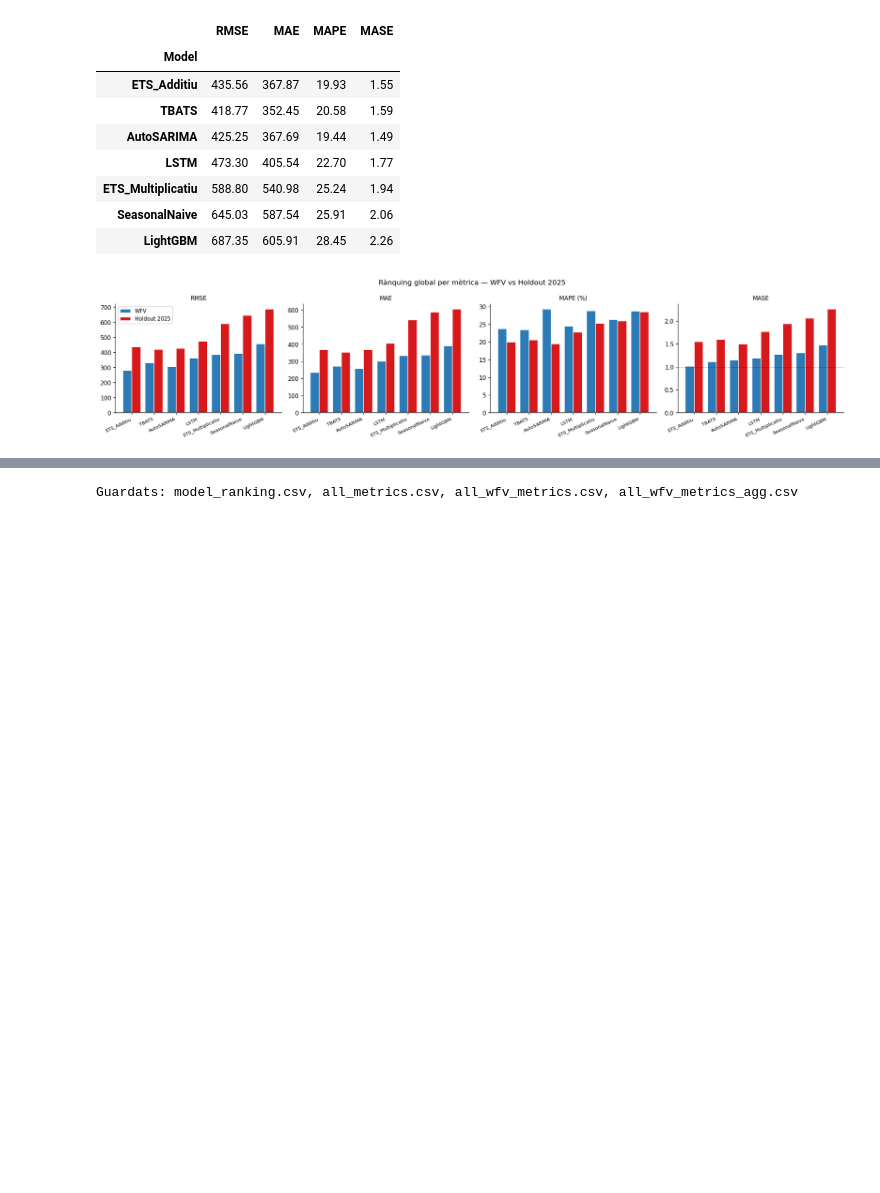
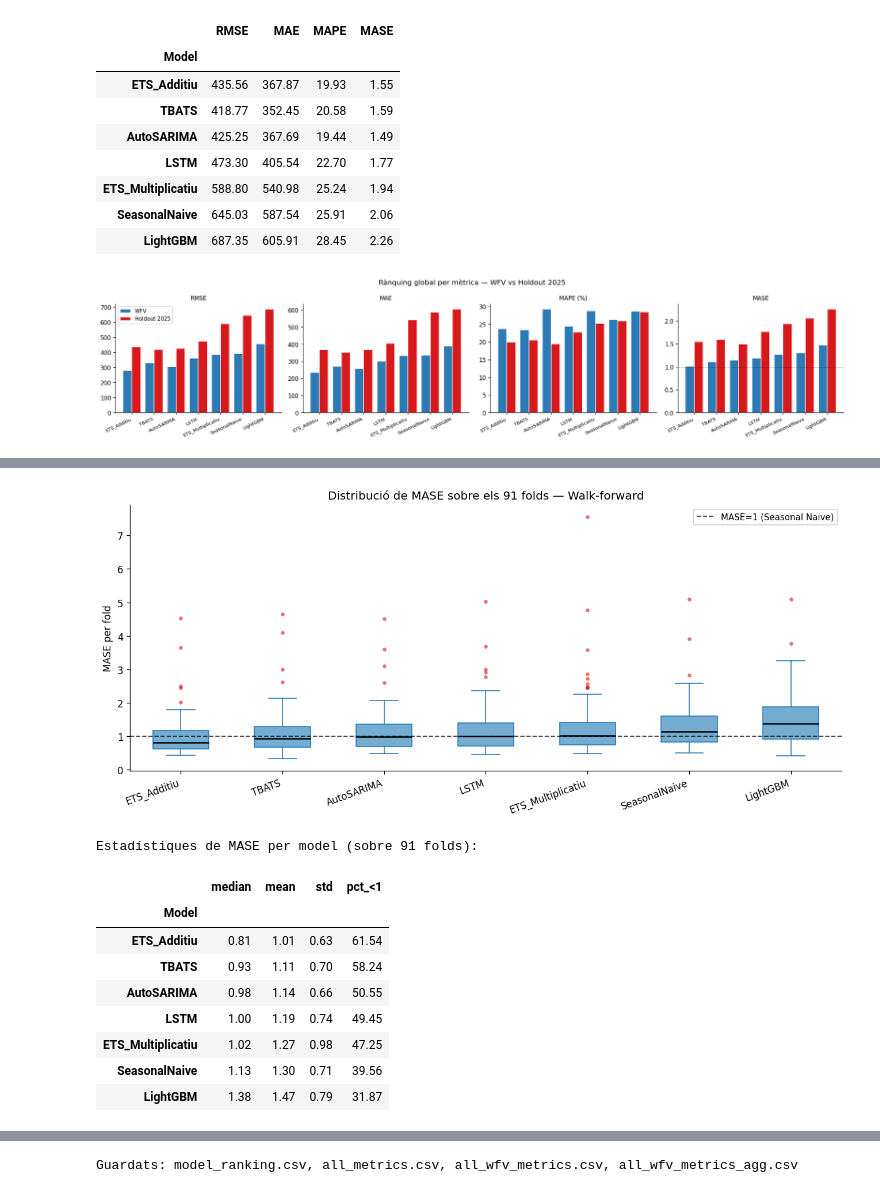
Before and after one commit to C0SBEL/projecte-forecasting, a Jupyter notebook: notebooks/evaluation.ipynb, the cells around one changed output, grey strips where cells are left out. Cells and saved outputs as stored; diff of their text form; code cells hidden in the pictures; blank space fills up the shorter version.

```diff
--- a/notebooks/evaluation.ipynb
+++ b/notebooks/evaluation.ipynb
@@ -475 +515,45 @@ per_tech_tables_and_bars(wfv_metrics_agg, 'wfv', '20', 'Walk-forward (mitjana fo
+# %%
+order_box = wfv_metrics.groupby('Model')['MASE'].median().sort_values().index.tolist()
+positions = np.arange(len(order_box))
+
+fig, ax = plt.subplots(figsize=(11, 5))
+data = [wfv_metrics[wfv_metrics['Model'] == m]['MASE'].values for m in order_box]
+bp = ax.boxplot(data, positions=positions, widths=0.55, patch_artist=True,
+                medianprops=dict(color='black', lw=1.5),
+                boxprops=dict(facecolor='#74add1', edgecolor='#2c7bb6'),
+                whiskerprops=dict(color='#2c7bb6'),
+                capprops=dict(color='#2c7bb6'),
+                flierprops=dict(marker='o', markersize=4, markerfacecolor='#d7191c',
+                                markeredgecolor='none', alpha=0.6))
+ax.axhline(1.0, color='black', ls='--', lw=1.2, alpha=0.7, label='MASE=1 (Seasonal Naive)')
+ax.set_xticks(positions)
+ax.set_xticklabels(order_box, rotation=20, ha='right')
+ax.set_ylabel('MASE per fold')
+ax.set_title('Distribució de MASE sobre els 91 folds — Walk-forward', fontsize=12)
+ax.legend(fontsize=9, framealpha=0.9)
+ax.spines['top'].set_visible(False)
+ax.spines['right'].set_visible(False)
+plt.tight_layout()
+plt.savefig(FIGURES_DIR / 'fig_20_wfv_boxplot.png', bbox_inches='tight')
+plt.show()
+
+# Estadístiques de dispersió
+disp = (wfv_metrics.groupby('Model')['MASE']
+        .agg(['median', 'mean', 'std',
+              ('pct_<1', lambda x: (x < 1.0).mean() * 100)])
+        .round(2).sort_values('median'))
+print('Estadístiques de MASE per model (sobre 91 folds):')
+display(disp)
+# %% [output]
+[figure, added]
+Estadístiques de MASE per model (sobre 91 folds):
+|  | median | mean | std | pct_<1 |
+| Model |  |  |  |  |
+| ETS_Additiu | 0.81 | 1.01 | 0.63 | 61.54 |
+| TBATS | 0.93 | 1.11 | 0.70 | 58.24 |
+| AutoSARIMA | 0.98 | 1.14 | 0.66 | 50.55 |
+| LSTM | 1.00 | 1.19 | 0.74 | 49.45 |
+| ETS_Multiplicatiu | 1.02 | 1.27 | 0.98 | 47.25 |
+| SeasonalNaive | 1.13 | 1.30 | 0.71 | 39.56 |
+| LightGBM | 1.38 | 1.47 | 0.79 | 31.87 |
 # %% [markdown]
```
Also changed, not shown: parts of 6 cells of this notebook, 22 other files.
